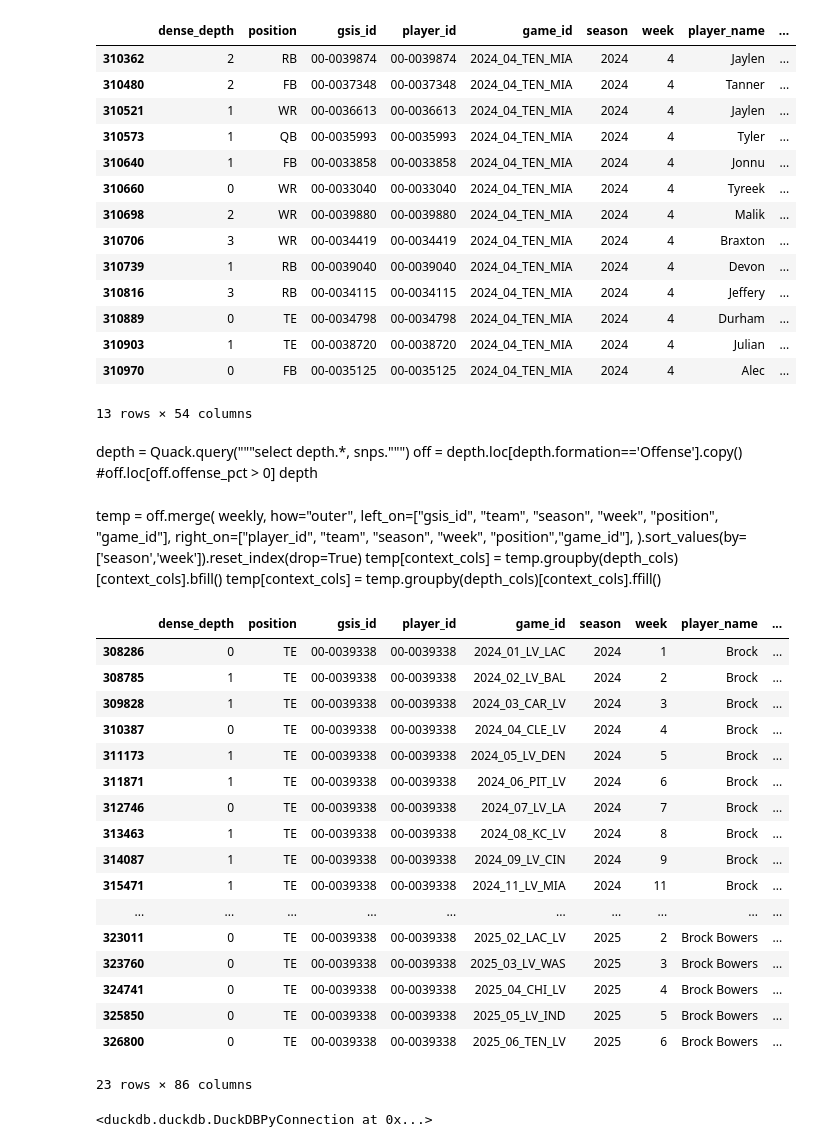
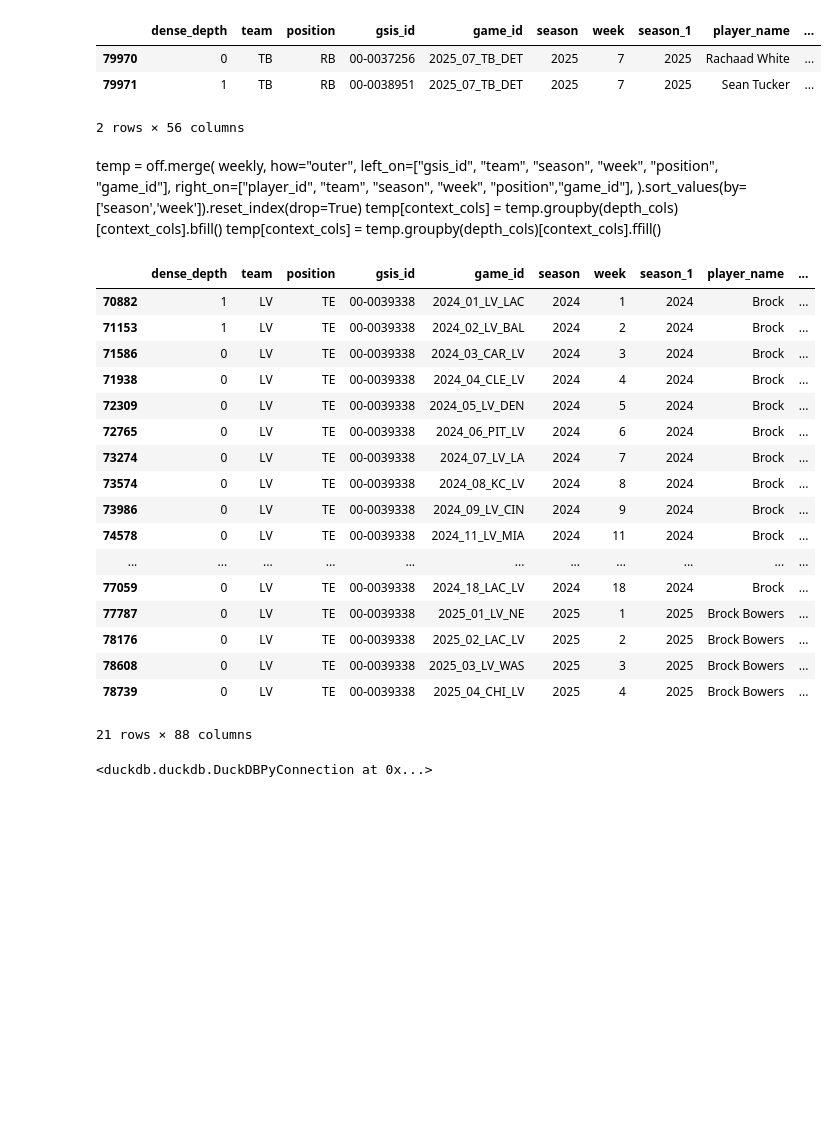
Before and after one commit to sharedw/NFL_sim, a Jupyter notebook: notebooks/other_notebooks/clean_feature_eng.ipynb, the cells around one changed output. Saved outputs shown, nothing was run; the diff lists cells and outputs as text; code cells hidden in the pictures; blank space fills up the shorter version.

Commit message:
fix injured players

```diff
--- a/notebooks/other_notebooks/clean_feature_eng.ipynb
+++ b/notebooks/other_notebooks/clean_feature_eng.ipynb
@@ -11,0 +6,3 @@ df = con.execute(sql).fetchdf()
+# %%
+df = Quack.file_query("player_feature_eng")
+df
@@ -12,29 +23,13 @@ df = con.execute(sql).fetchdf()
 # %%
-df.loc[(df.season==2024) &
-                  (df.week==4) &
-                  (df.team=='MIA')]
+df.loc[(df.season==2025) &
+                  (df.week==7) &
+                  (df.team=='TB') &
+				  (df.position =='RB')]
 # %% [output]
-|  | dense_depth | position | gsis_id | player_id | game_id | season | week | player_name | ... |
-| 310362 | 2 | RB | 00-0039874 | 00-0039874 | 2024_04_TEN_MIA | 2024 | 4 | Jaylen | ... |
-| 310480 | 2 | FB | 00-0037348 | 00-0037348 | 2024_04_TEN_MIA | 2024 | 4 | Tanner | ... |
-| 310521 | 1 | WR | 00-0036613 | 00-0036613 | 2024_04_TEN_MIA | 2024 | 4 | Jaylen | ... |
-| 310573 | 1 | QB | 00-0035993 | 00-0035993 | 2024_04_TEN_MIA | 2024 | 4 | Tyler | ... |
-| 310640 | 1 | FB | 00-0033858 | 00-0033858 | 2024_04_TEN_MIA | 2024 | 4 | Jonnu | ... |
-| 310660 | 0 | WR | 00-0033040 | 00-0033040 | 2024_04_TEN_MIA | 2024 | 4 | Tyreek | ... |
-| 310698 | 2 | WR | 00-0039880 | 00-0039880 | 2024_04_TEN_MIA | 2024 | 4 | Malik | ... |
-| 310706 | 3 | WR | 00-0034419 | 00-0034419 | 2024_04_TEN_MIA | 2024 | 4 | Braxton | ... |
-| 310739 | 1 | RB | 00-0039040 | 00-0039040 | 2024_04_TEN_MIA | 2024 | 4 | Devon | ... |
-| 310816 | 3 | RB | 00-0034115 | 00-0034115 | 2024_04_TEN_MIA | 2024 | 4 | Jeffery | ... |
-| 310889 | 0 | TE | 00-0034798 | 00-0034798 | 2024_04_TEN_MIA | 2024 | 4 | Durham | ... |
-| 310903 | 1 | TE | 00-0038720 | 00-0038720 | 2024_04_TEN_MIA | 2024 | 4 | Julian | ... |
-| 310970 | 0 | FB | 00-0035125 | 00-0035125 | 2024_04_TEN_MIA | 2024 | 4 | Alec | ... |
+|  | dense_depth | team | position | gsis_id | game_id | season | week | season_1 | player_name | ... |
+| 79970 | 0 | TB | RB | 00-0037256 | 2025_07_TB_DET | 2025 | 7 | 2025 | Rachaad White | ... |
+| 79971 | 1 | TB | RB | 00-0038951 | 2025_07_TB_DET | 2025 | 7 | 2025 | Sean Tucker | ... |
-13 rows × 54 columns
+2 rows × 56 columns
-# %% [markdown]
-
-depth = Quack.query("""select depth.*, snps.""")
-off = depth.loc[depth.formation=='Offense'].copy()
-#off.loc[off.offense_pct > 0]
-depth
 # %%
 context_cols = ['player_id', 'player_display_name','position',
 ]
@@ -139,24 +134,24 @@ qb_stats_eng += ['completion_pct']
 # %%
 player_fantasy.loc[player_fantasy.player_display_name =='Brock Bowers'].sort_values(by=['season','week'])#[['season','week','offense_snaps', 'receptions', 'fantasy_points_ppr', 'yards_per_catch_roll', 'receptions_roll']]
 # %% [output]
-|  | dense_depth | position | gsis_id | player_id | game_id | season | week | player_name | ... |
-| 308286 | 0 | TE | 00-0039338 | 00-0039338 | 2024_01_LV_LAC | 2024 | 1 | Brock | ... |
-| 308785 | 1 | TE | 00-0039338 | 00-0039338 | 2024_02_LV_BAL | 2024 | 2 | Brock | ... |
-| 309828 | 1 | TE | 00-0039338 | 00-0039338 | 2024_03_CAR_LV | 2024 | 3 | Brock | ... |
-| 310387 | 0 | TE | 00-0039338 | 00-0039338 | 2024_04_CLE_LV | 2024 | 4 | Brock | ... |
-| 311173 | 1 | TE | 00-0039338 | 00-0039338 | 2024_05_LV_DEN | 2024 | 5 | Brock | ... |
-| 311871 | 1 | TE | 00-0039338 | 00-0039338 | 2024_06_PIT_LV | 2024 | 6 | Brock | ... |
-| 312746 | 0 | TE | 00-0039338 | 00-0039338 | 2024_07_LV_LA | 2024 | 7 | Brock | ... |
-| 313463 | 1 | TE | 00-0039338 | 00-0039338 | 2024_08_KC_LV | 2024 | 8 | Brock | ... |
-| 314087 | 1 | TE | 00-0039338 | 00-0039338 | 2024_09_LV_CIN | 2024 | 9 | Brock | ... |
-| 315471 | 1 | TE | 00-0039338 | 00-0039338 | 2024_11_LV_MIA | 2024 | 11 | Brock | ... |
-| ... | ... | ... | ... | ... | ... | ... | ... | ... | ... |
-| 323011 | 0 | TE | 00-0039338 | 00-0039338 | 2025_02_LAC_LV | 2025 | 2 | Brock Bowers | ... |
-| 323760 | 0 | TE | 00-0039338 | 00-0039338 | 2025_03_LV_WAS | 2025 | 3 | Brock Bowers | ... |
-| 324741 | 0 | TE | 00-0039338 | 00-0039338 | 2025_04_CHI_LV | 2025 | 4 | Brock Bowers | ... |
-| 325850 | 0 | TE | 00-0039338 | 00-0039338 | 2025_05_LV_IND | 2025 | 5 | Brock Bowers | ... |
-| 326800 | 0 | TE | 00-0039338 | 00-0039338 | 2025_06_TEN_LV | 2025 | 6 | Brock Bowers | ... |
+|  | dense_depth | team | position | gsis_id | game_id | season | week | season_1 | player_name | ... |
+| 70882 | 1 | LV | TE | 00-0039338 | 2024_01_LV_LAC | 2024 | 1 | 2024 | Brock | ... |
+| 71153 | 1 | LV | TE | 00-0039338 | 2024_02_LV_BAL | 2024 | 2 | 2024 | Brock | ... |
+| 71586 | 0 | LV | TE | 00-0039338 | 2024_03_CAR_LV | 2024 | 3 | 2024 | Brock | ... |
+| 71938 | 0 | LV | TE | 00-0039338 | 2024_04_CLE_LV | 2024 | 4 | 2024 | Brock | ... |
+| 72309 | 0 | LV | TE | 00-0039338 | 2024_05_LV_DEN | 2024 | 5 | 2024 | Brock | ... |
+| 72765 | 0 | LV | TE | 00-0039338 | 2024_06_PIT_LV | 2024 | 6 | 2024 | Brock | ... |
+| 73274 | 0 | LV | TE | 00-0039338 | 2024_07_LV_LA | 2024 | 7 | 2024 | Brock | ... |
+| 73574 | 0 | LV | TE | 00-0039338 | 2024_08_KC_LV | 2024 | 8 | 2024 | Brock | ... |
+| 73986 | 0 | LV | TE | 00-0039338 | 2024_09_LV_CIN | 2024 | 9 | 2024 | Brock | ... |
+| 74578 | 0 | LV | TE | 00-0039338 | 2024_11_LV_MIA | 2024 | 11 | 2024 | Brock | ... |
+| ... | ... | ... | ... | ... | ... | ... | ... | ... | ... | ... |
+| 77059 | 0 | LV | TE | 00-0039338 | 2024_18_LAC_LV | 2024 | 18 | 2024 | Brock | ... |
+| 77787 | 0 | LV | TE | 00-0039338 | 2025_01_LV_NE | 2025 | 1 | 2025 | Brock Bowers | ... |
+| 78176 | 0 | LV | TE | 00-0039338 | 2025_02_LAC_LV | 2025 | 2 | 2025 | Brock Bowers | ... |
+| 78608 | 0 | LV | TE | 00-0039338 | 2025_03_LV_WAS | 2025 | 3 | 2025 | Brock Bowers | ... |
+| 78739 | 0 | LV | TE | 00-0039338 | 2025_04_CHI_LV | 2025 | 4 | 2025 | Brock Bowers | ... |
-23 rows × 86 columns
+21 rows × 88 columns
 # %%
 player_fantasy =player_fantasy.groupby(['team','season','week','game_id', 'position', 'dense_depth', 'gsis_id']).head(1)
 # %%
```
Also changed, not shown: parts of 9 cells of this notebook, 2 other files.
